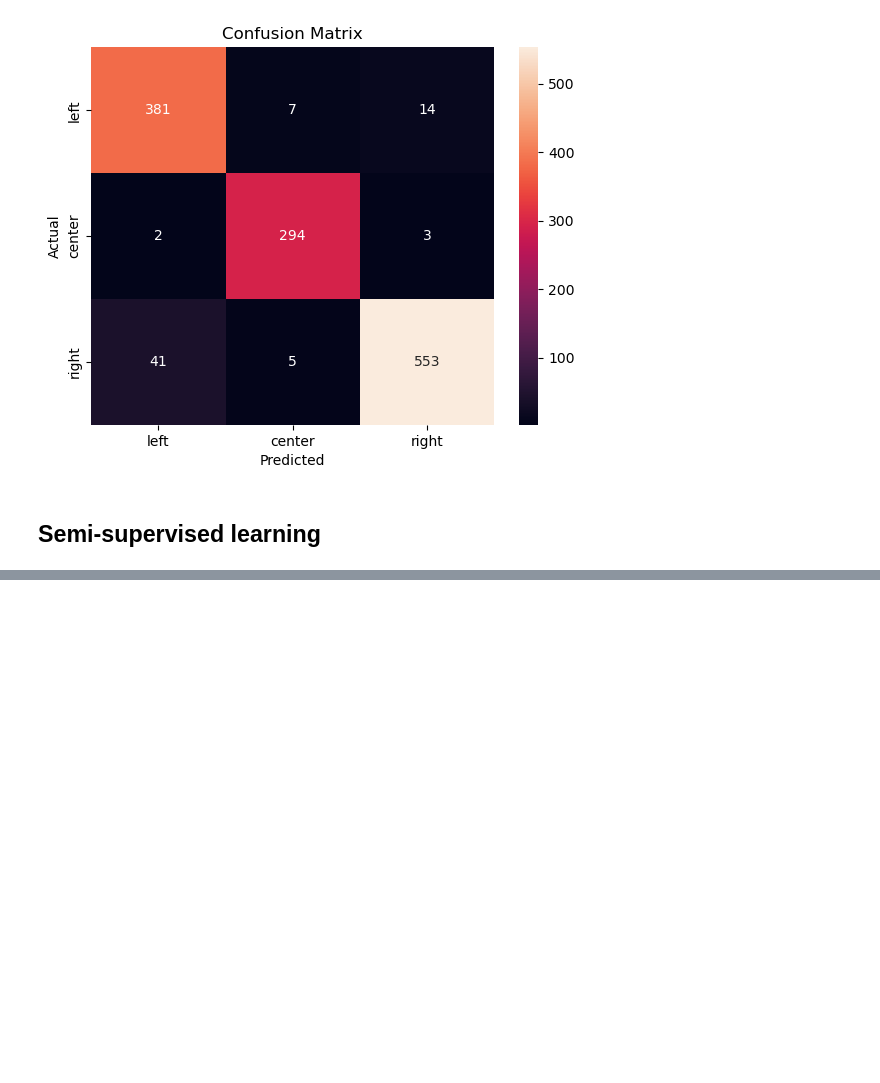
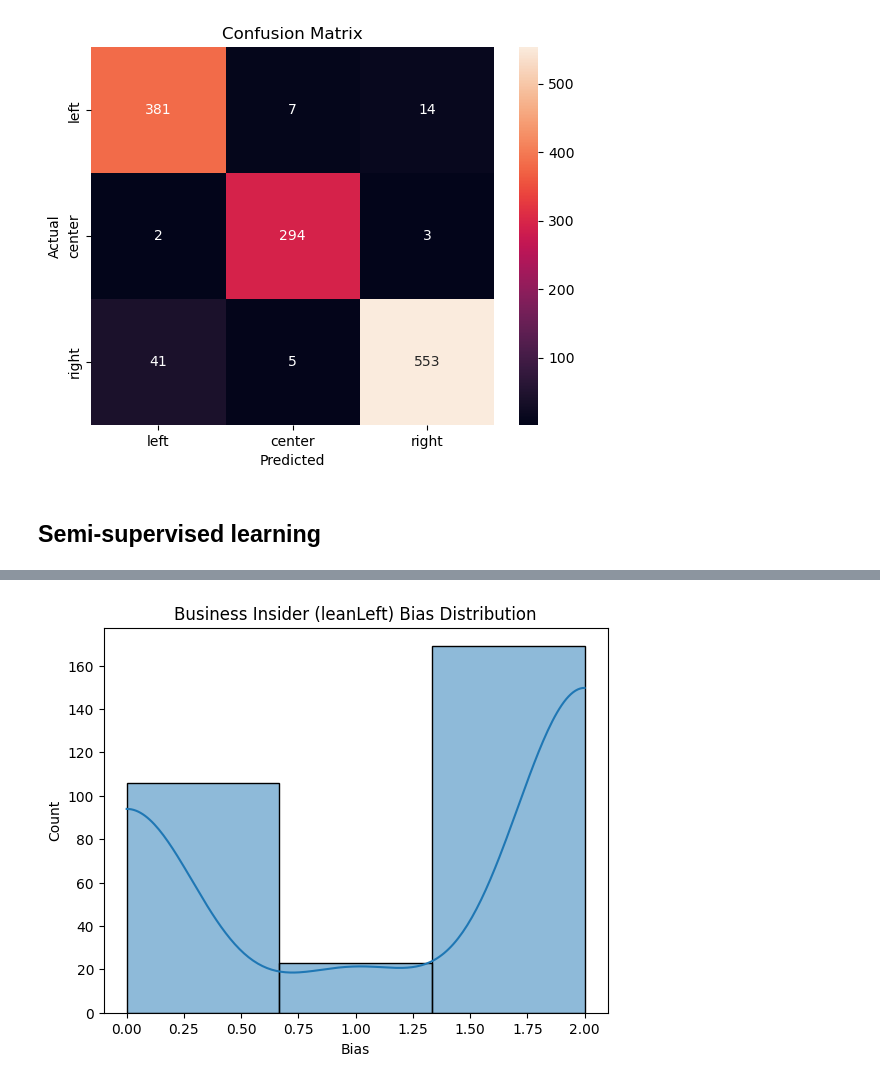
Before and after one commit to UChicago-ML-DL/30100-final, a Jupyter notebook: llama/llama.ipynb, the cells around one changed output, grey strips where cells are left out. Drawn from its saved outputs; the diff is of its cells as text; code cells hidden in the pictures; blank space fills up the shorter version.

```diff
--- a/llama/llama.ipynb
+++ b/llama/llama.ipynb
@@ -650,0 +744,15 @@ df_sample_labeled.to_csv("../data/climate-change_articles_llama.csv", index=Fals
+# %%
+def plot_media(name):
+    media = df_topic[df_topic["source_name"] == name]
+    source_bias = media["source_bias"].iloc[0]
+
+    plt.figure(figsize=(6.5, 5), dpi=100)
+    sns.histplot(data=media, x="llama_bias", bins=3, kde=True)
+    plt.title(f"{name} ({source_bias}) Bias Distribution")
+    plt.xlabel("Bias")
+    plt.ylabel("Count")
+    plt.show()
+
+plot_media("Business Insider")
+# %% [output]
+[figure, added]
```
Also changed, not shown: parts of 19 cells of this notebook, 1 other file.
